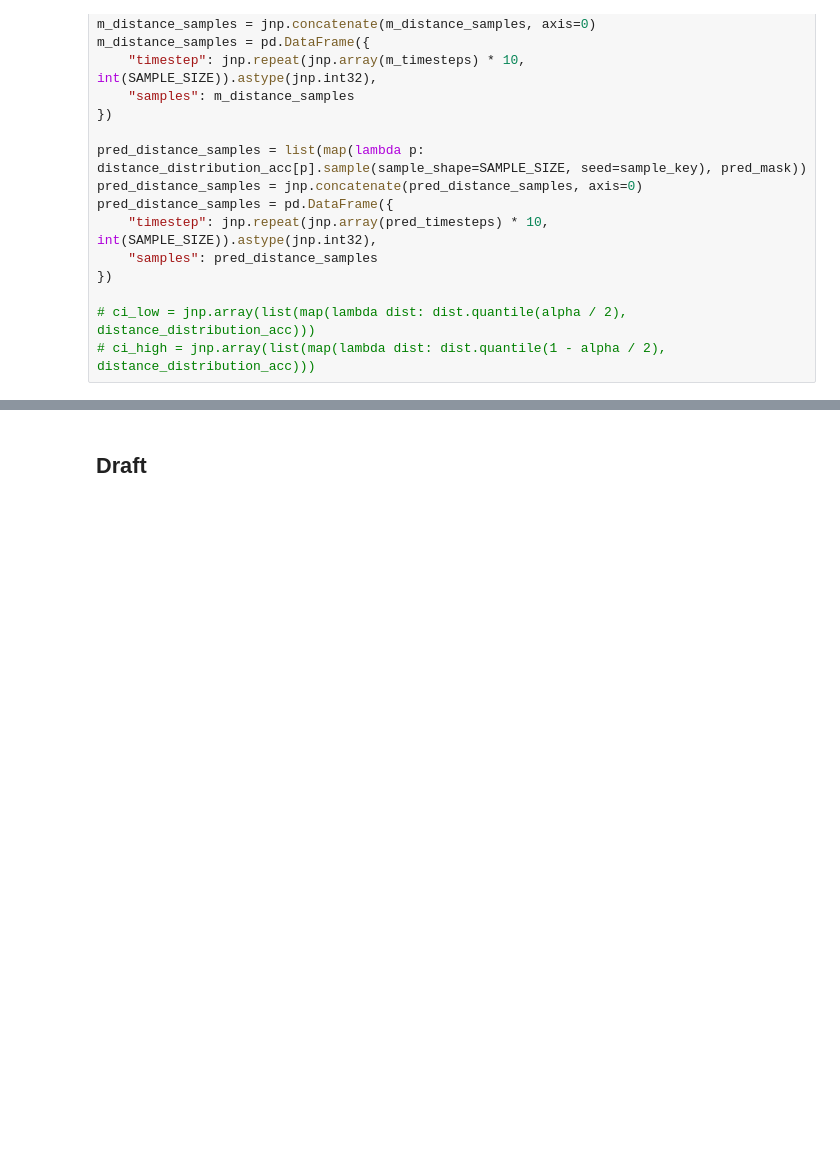
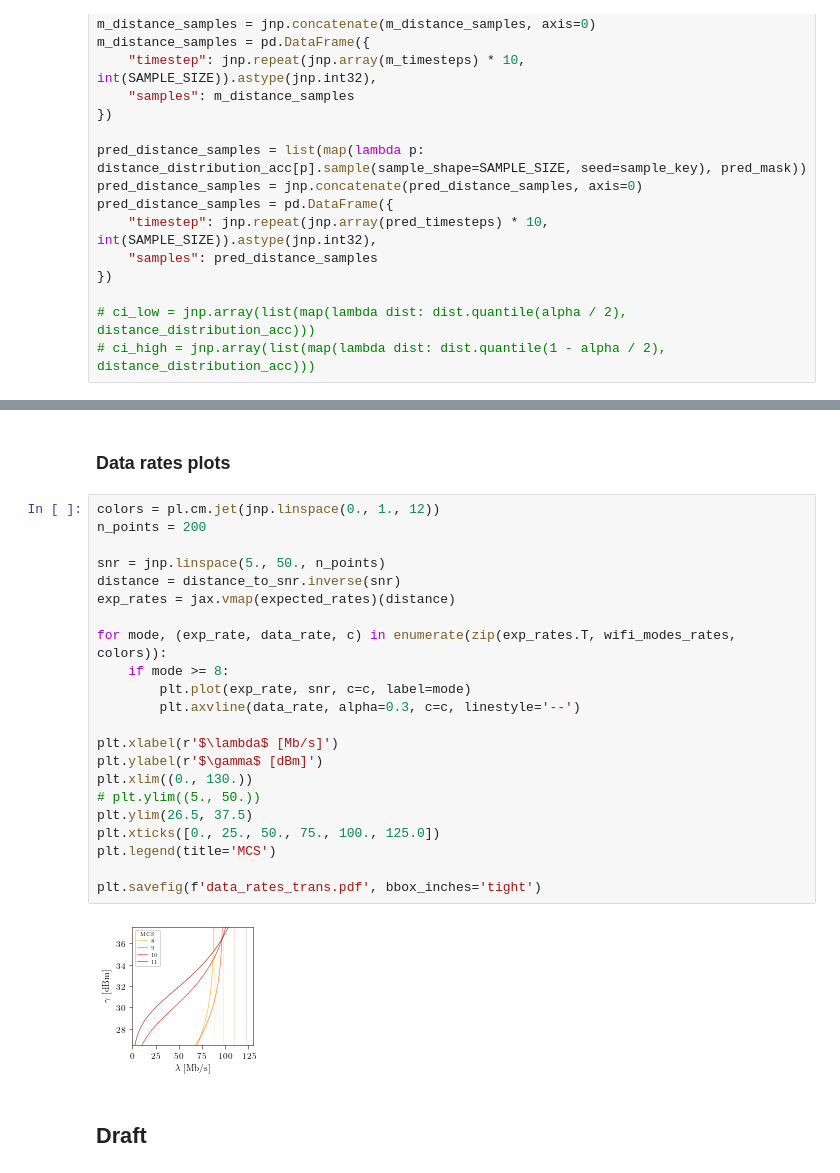
Before and after one commit to ml4wifi-devs/ftmrate, a Jupyter notebook: tools/plots/ftmrate_plots.ipynb, the cells around one changed output, grey strips where cells are left out. Cells and saved outputs as stored; diff of their text form; blank space fills up the shorter version.

```diff
--- a/tools/plots/ftmrate_plots.ipynb
+++ b/tools/plots/ftmrate_plots.ipynb
@@ -131,2 +209,28 @@ plt.savefig("distance_bars.pdf", bbox_inches='tight')
+# %% [markdown]
+### Data rates plots
+# %%
+colors = pl.cm.jet(jnp.linspace(0., 1., 12))
+n_points = 200
+
+snr = jnp.linspace(5., 50., n_points)
+distance = distance_to_snr.inverse(snr)
+exp_rates = jax.vmap(expected_rates)(distance)
+
+for mode, (exp_rate, data_rate, c) in enumerate(zip(exp_rates.T, wifi_modes_rates, colors)):
+    if mode >= 8:
+        plt.plot(exp_rate, snr, c=c, label=mode)
+        plt.axvline(data_rate, alpha=0.3, c=c, linestyle='--')
+
+plt.xlabel(r'$\lambda$ [Mb/s]')
+plt.ylabel(r'$\gamma$ [dBm]')
+plt.xlim((0., 130.))
+# plt.ylim((5., 50.))
+plt.ylim(26.5, 37.5)
+plt.xticks([0., 25., 50., 75., 100., 125.0])
+plt.legend(title='MCS')
+
+plt.savefig(f'data_rates_trans.pdf', bbox_inches='tight')
+# %% [output]
+[figure, added]
 # %% [markdown]
 ## Draft
```
Also changed, not shown: parts of 9 cells of this notebook, 2 other files.
